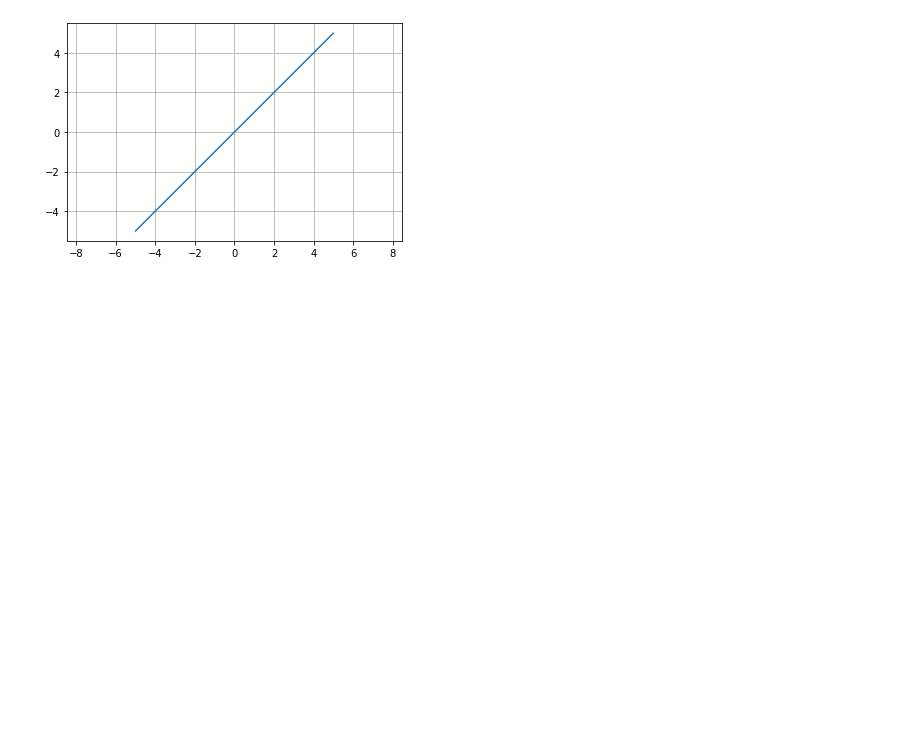
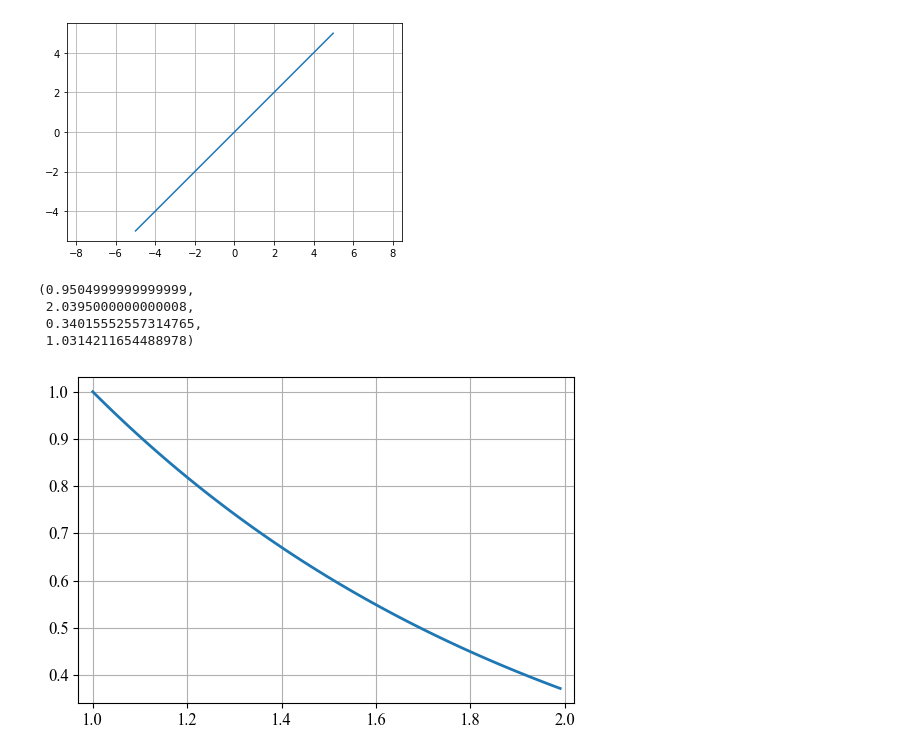
Before and after one commit to YoshimitsuMatsutaIe/rmp-py, a Jupyter notebook: misc/func_visualization.ipynb, the cells around one changed output. Saved outputs shown, nothing was run; the diff lists cells and outputs as text; code cells hidden in the pictures; blank space fills up the shorter version.

```diff
--- a/misc/func_visualization.ipynb
+++ b/misc/func_visualization.ipynb
@@ -192,3 +221,16 @@ plt.plot(xs, ys); plt.grid(); plt.axis('equal')
 # %% [output]
 (-5.49949999999999, 5.489499999999777, -5.49949999999999, 5.489499999999777)
 [figure]
+# %%
+# タライ場関数
+def v(x, r, d):
+    return 1*np.exp(-(x-1))
+xs = np.arange(1.,2, 0.01)
+ys = [v(x, 1, 5) for x in xs]
+plt.plot(xs, ys); plt.grid(); plt.axis('equal')
+# %% [output]
+(0.9504999999999999,
+ 2.0395000000000008,
+ 0.34015552557314765,
+ 1.0314211654488978)
+[figure, added]
```
Also changed, not shown: parts of 6 cells of this notebook.
